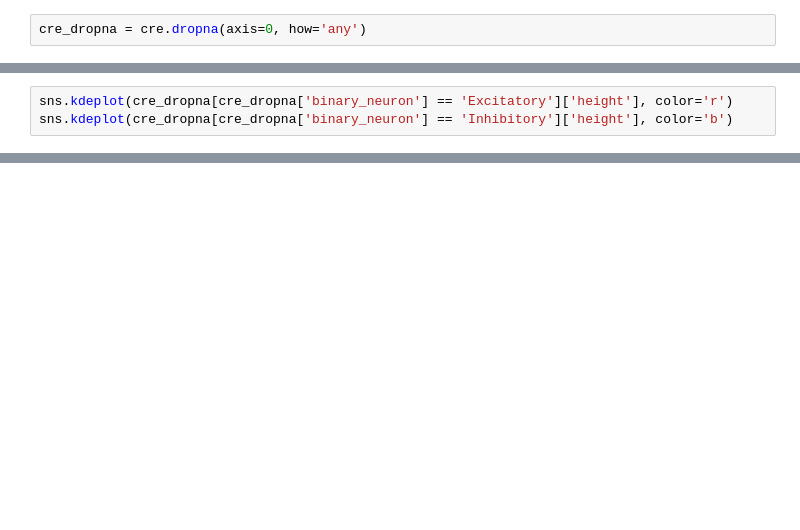
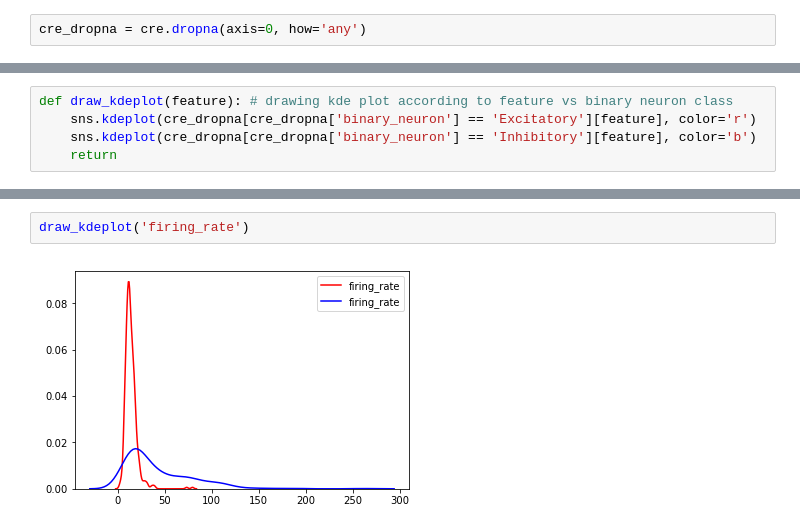
Before and after one commit to HyunsuLee/Ephy_type, a Jupyter notebook: Clustering/allen_data_analysis_2.ipynb, the cells around one changed output, grey strips where cells are left out. Saved outputs shown, nothing was run; the diff lists cells and outputs as text; blank space fills up the shorter version.

Commit message:
added firing rate, densiti plot.

```diff
--- a/Clustering/allen_data_analysis_2.ipynb
+++ b/Clustering/allen_data_analysis_2.ipynb
@@ -46,3 +46,5 @@ cre_dropna.boxplot()
 # %%
-sns.kdeplot(cre_dropna[cre_dropna['binary_neuron'] == 'Excitatory']['height'], color='r')
-sns.kdeplot(cre_dropna[cre_dropna['binary_neuron'] == 'Inhibitory']['height'], color='b')
+def draw_kdeplot(feature): # drawing kde plot according to feature vs binary neuron class
+    sns.kdeplot(cre_dropna[cre_dropna['binary_neuron'] == 'Excitatory'][feature], color='r')
+    sns.kdeplot(cre_dropna[cre_dropna['binary_neuron'] == 'Inhibitory'][feature], color='b')
+    return
@@ -57,0 +55,4 @@ sns.distplot(cre_dropna[cre_dropna['binary_neuron'] == 'Inhibitory']['adaptation
+# %%
+draw_kdeplot('firing_rate')
+# %% [output]
+[figure, added]
```
Also changed, not shown: parts of 10 cells of this notebook, 1 other file.
